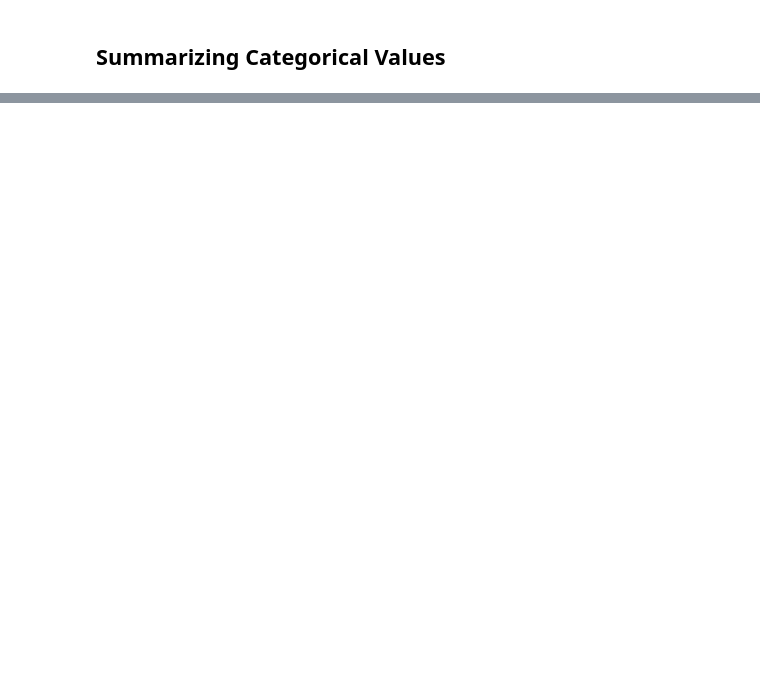
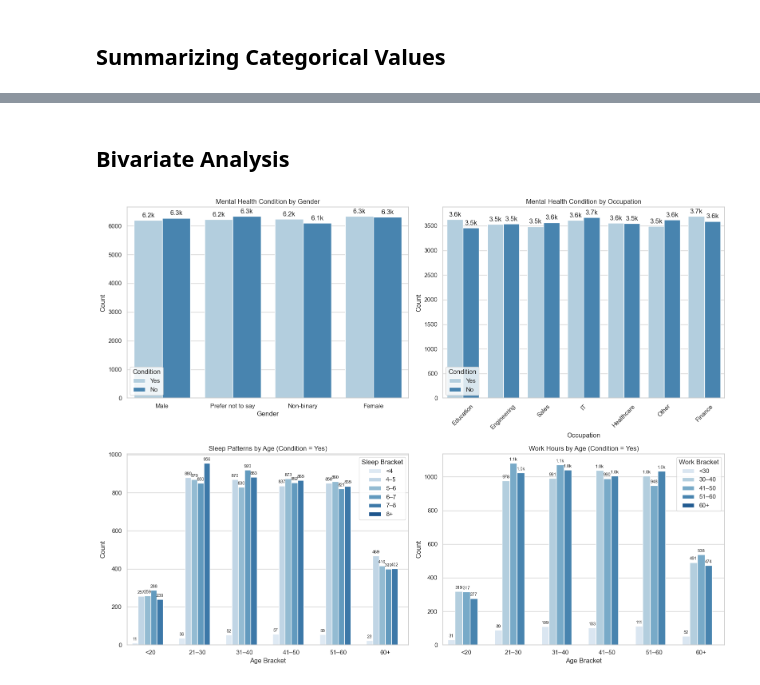
Before and after one commit to anoushka-rao/Mental_Health_and_Burnout, a Jupyter notebook: Mental Health Workplace Survey EDA.ipynb, the cells around one changed output, grey strips where cells are left out. Cells and saved outputs as stored; diff of their text form; code cells hidden in the pictures; blank space fills up the shorter version.

```diff
--- a/Mental Health Workplace Survey EDA.ipynb
+++ b/Mental Health Workplace Survey EDA.ipynb
@@ -321,0 +240,68 @@ plt.show()
+# %% [markdown]
+## Bivariate Analysis
+# %%
+df_condition = df[df['Mental_Health_Condition'] == 'Yes']
+
+sns.set(style="whitegrid")
+
+fig, axes = plt.subplots(2, 2, figsize=(16, 12))
+axes = axes.flatten()
+
+# Plot 1: Gender
+p1 = sns.countplot(ax=axes[0], data=df, x='Gender', hue='Mental_Health_Condition', palette='Blues')
+axes[0].set_title('Mental Health Condition by Gender')
+axes[0].set_xlabel('Gender')
+axes[0].set_ylabel('Count')
+axes[0].legend(title='Condition')
+for container in p1.containers:
+    p1.bar_label(container, labels=[format_thousands(bar.get_height()) for bar in container], padding=3)
+
+# Plot 2: Occupation
+p2 = sns.countplot(ax=axes[1], data=df, x='Occupation', hue='Mental_Health_Condition', palette='Blues')
+axes[1].set_title('Mental Health Condition by Occupation')
+axes[1].set_xlabel('Occupation')
+axes[1].set_ylabel('Count')
+axes[1].tick_params(axis='x', rotation=45)
+axes[1].legend(title='Condition')
+for container in p2.containers:
+    p2.bar_label(container, labels=[format_thousands(bar.get_height()) for bar in container], padding=3)
+
+# Plot 3: Sleep Hours by Age (Condition = Yes)
+p3 = sns.countplot(ax=axes[2], data=df_condition, x='Age_Bracket', hue='Sleep_Hour_Bracket',
+                   palette='Blues', hue_order=['<4', '4–5', '5–6', '6–7', '7–8', '8+'])
+axes[2].set_title('Sleep Patterns by Age (Condition = Yes)')
+axes[2].set_xlabel('Age Bracket')
+axes[2].set_ylabel('Count')
+axes[2].legend(title='Sleep Bracket')
+for container in p3.containers:
+    for bar in container:
+        height = bar.get_height()
+        if height > 0:
+            p3.annotate(format_thousands(height),
+                        xy=(bar.get_x() + bar.get_width() / 2, height),
+                        xytext=(0, 3),
+                        textcoords="offset points",
+                        ha='center', va='bottom', fontsize=8)
+
+# Plot 4: Work Hours by Age (Condition = Yes)
+p4 = sns.countplot(ax=axes[3], data=df_condition, x='Age_Bracket', hue='Work_Hour_Bracket',
+                   palette='Blues', hue_order=['<30', '30–40', '41–50', '51–60', '60+'])
+axes[3].set_title('Work Hours by Age (Condition = Yes)')
+axes[3].set_xlabel('Age Bracket')
+axes[3].set_ylabel('Count')
+axes[3].legend(title='Work Bracket')
+for container in p4.containers:
+    for bar in container:
+        height = bar.get_height()
+        if height > 0:
+            p4.annotate(format_thousands(height),
+                        xy=(bar.get_x() + bar.get_width() / 2, height),
+                        xytext=(0, 3),
+                        textcoords="offset points",
+                        ha='center', va='bottom', fontsize=8)
+
+# Final layout adjustment
+plt.tight_layout()
+plt.show()
+# %% [output]
+[figure, added]
```
Also changed, not shown: parts of 34 cells of this notebook.
